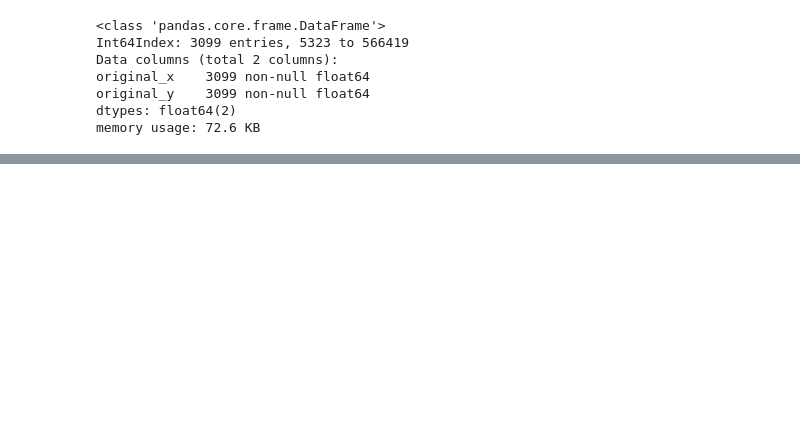
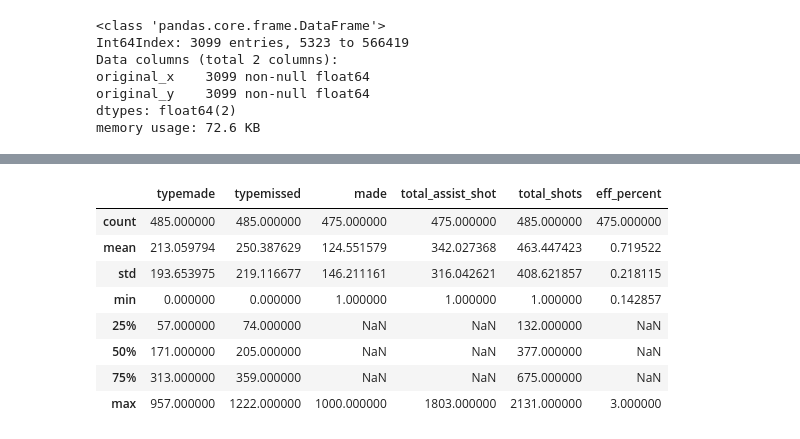
Before and after one commit to MPhillips55/Capstone_Project_1_2016-2017_NBA_Data, a Jupyter notebook: EDA/Capstone Project EDA - 2016-2017 NBA Data.ipynb, the cells around one changed output, grey strips where cells are left out. Cells and saved outputs as stored; diff of their text form; code cells hidden in the pictures; blank space fills up the shorter version.

```diff
--- a/EDA/Capstone Project EDA - 2016-2017 NBA Data.ipynb
+++ b/EDA/Capstone Project EDA - 2016-2017 NBA Data.ipynb
@@ -309,0 +496,6 @@ plt.show()
+# %%
+stack_df['typemade'].fillna(0,inplace=True)
+stack_df['typemissed'].fillna(0,inplace=True)
+# %%
+stack_df['total_assist_shot'] = stack_df['typemade'] + stack_df['made']
+stack_df.head()
@@ -309,0 +509,3 @@ plt.show()
+# %%
+stack_df['total_shots'] = stack_df['typemade'] + stack_df['typemissed']
+stack_df.head()
@@ -309,0 +519,3 @@ plt.show()
+# %%
+stack_df['eff_percent'] = stack_df['total_assist_shot'] / stack_df['total_shots']
+stack_df.head()
@@ -309,0 +529,12 @@ plt.show()
+# %%
+stack_df.describe()
+# %% [output]
+|  | typemade | typemissed | made | total_assist_shot | total_shots | eff_percent |
+| count | 485.000000 | 485.000000 | 475.000000 | 475.000000 | 485.000000 | 475.000000 |
+| mean | 213.059794 | 250.387629 | 124.551579 | 342.027368 | 463.447423 | 0.719522 |
+| std | 193.653975 | 219.116677 | 146.211161 | 316.042621 | 408.621857 | 0.218115 |
+| min | 0.000000 | 0.000000 | 1.000000 | 1.000000 | 1.000000 | 0.142857 |
+| 25% | 57.000000 | 74.000000 | NaN | NaN | 132.000000 | NaN |
+| 50% | 171.000000 | 205.000000 | NaN | NaN | 377.000000 | NaN |
+| 75% | 313.000000 | 359.000000 | NaN | NaN | 675.000000 | NaN |
+| max | 957.000000 | 1222.000000 | 1000.000000 | 1803.000000 | 2131.000000 | 3.000000 |
```
Also changed, not shown: parts of 52 cells of this notebook.
